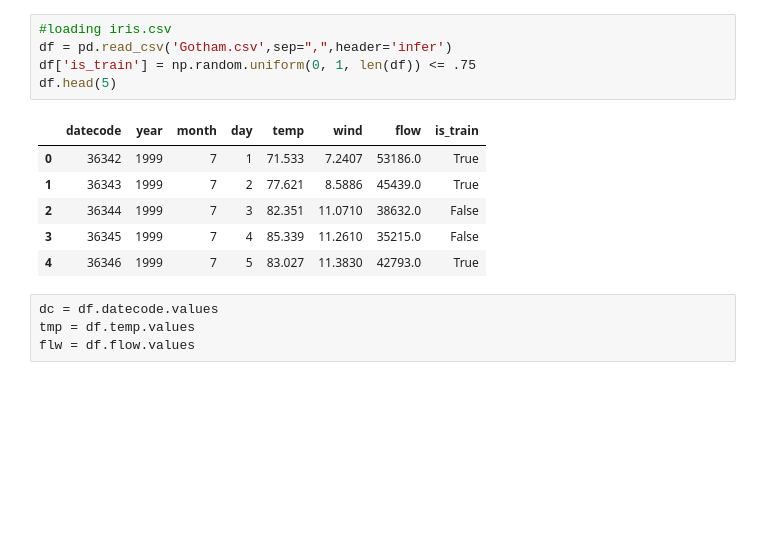
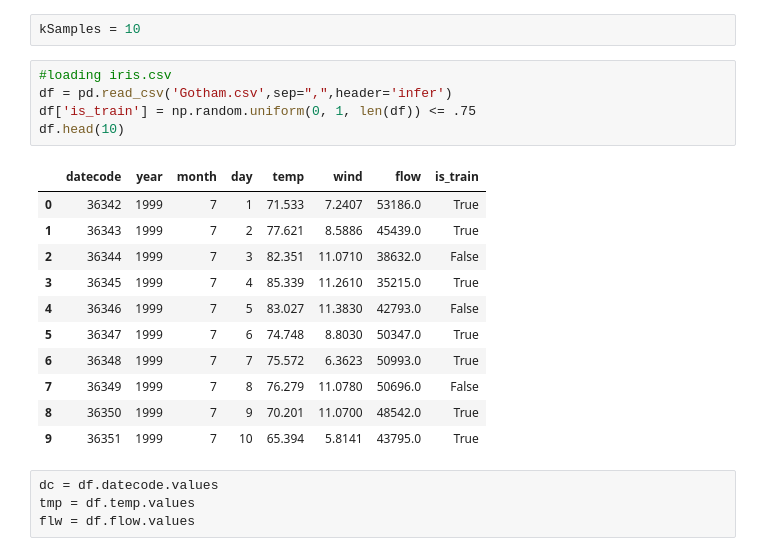
Before and after one commit to jakobh7/COSC4931_DataScience, a Jupyter notebook: Project.ipynb, the cells around one changed output. Cells and saved outputs as stored; diff of their text form; blank space fills up the shorter version.

```diff
--- a/Project.ipynb
+++ b/Project.ipynb
@@ -17,18 +19,25 @@ print(pd.__version__)
 # %% [output]
 [interactive output not drawn]
 0.18.1
+# %%
+kSamples = 10
 # %%
 #loading iris.csv
 df = pd.read_csv('Gotham.csv',sep=",",header='infer')
 df['is_train'] = np.random.uniform(0, 1, len(df)) <= .75
-df.head(5)
+df.head(10)
 # %% [output]
 |  | datecode | year | month | day | temp | wind | flow | is_train |
 | 0 | 36342 | 1999 | 7 | 1 | 71.533 | 7.2407 | 53186.0 | True |
 | 1 | 36343 | 1999 | 7 | 2 | 77.621 | 8.5886 | 45439.0 | True |
 | 2 | 36344 | 1999 | 7 | 3 | 82.351 | 11.0710 | 38632.0 | False |
-| 3 | 36345 | 1999 | 7 | 4 | 85.339 | 11.2610 | 35215.0 | False |
-| 4 | 36346 | 1999 | 7 | 5 | 83.027 | 11.3830 | 42793.0 | True |
+| 3 | 36345 | 1999 | 7 | 4 | 85.339 | 11.2610 | 35215.0 | True |
+| 4 | 36346 | 1999 | 7 | 5 | 83.027 | 11.3830 | 42793.0 | False |
+| 5 | 36347 | 1999 | 7 | 6 | 74.748 | 8.8030 | 50347.0 | True |
+| 6 | 36348 | 1999 | 7 | 7 | 75.572 | 6.3623 | 50993.0 | True |
+| 7 | 36349 | 1999 | 7 | 8 | 76.279 | 11.0780 | 50696.0 | False |
+| 8 | 36350 | 1999 | 7 | 9 | 70.201 | 11.0700 | 48542.0 | True |
+| 9 | 36351 | 1999 | 7 | 10 | 65.394 | 5.8141 | 43795.0 | True |
 # %%
 dc = df.datecode.values
 tmp = df.temp.values
```
Also changed, not shown: parts of 5 cells of this notebook.
